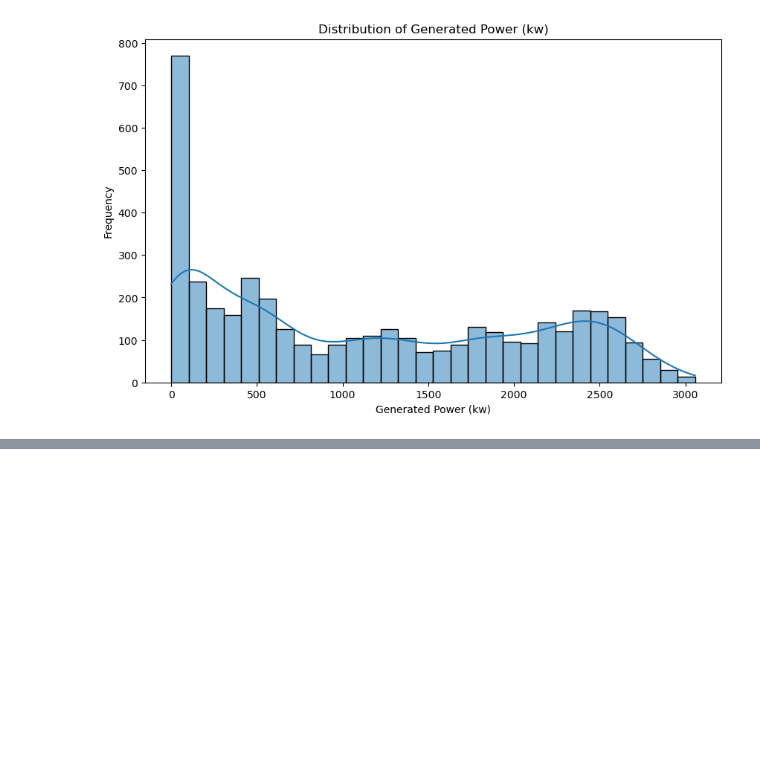
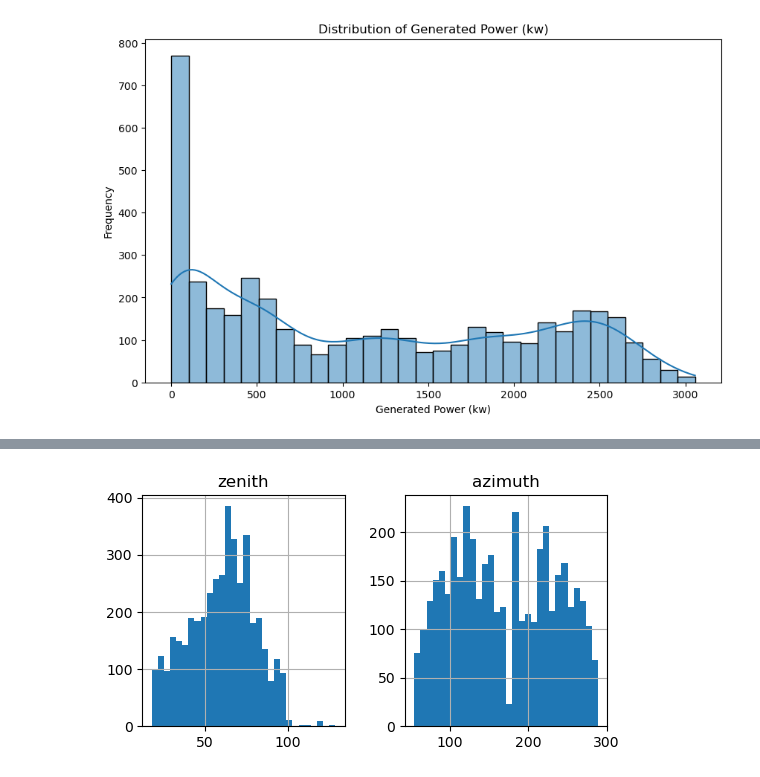
Before and after one commit to yashdeshpandex1/Week-1, a Jupyter notebook: solarpowerprediction.ipynb, the cells around one changed output, grey strips where cells are left out. Saved outputs shown, nothing was run; the diff lists cells and outputs as text; code cells hidden in the pictures; blank space fills up the shorter version.

```diff
--- a/solarpowerprediction.ipynb
+++ b/solarpowerprediction.ipynb
@@ -108,0 +121,5 @@ plt.show()
+# %%
+df[df.columns[18:20]].hist(bins=30, figsize=(6, 3))
+plt.show()
+# %% [output]
+[figure, added]
```
Also changed, not shown: parts of 7 cells of this notebook.
